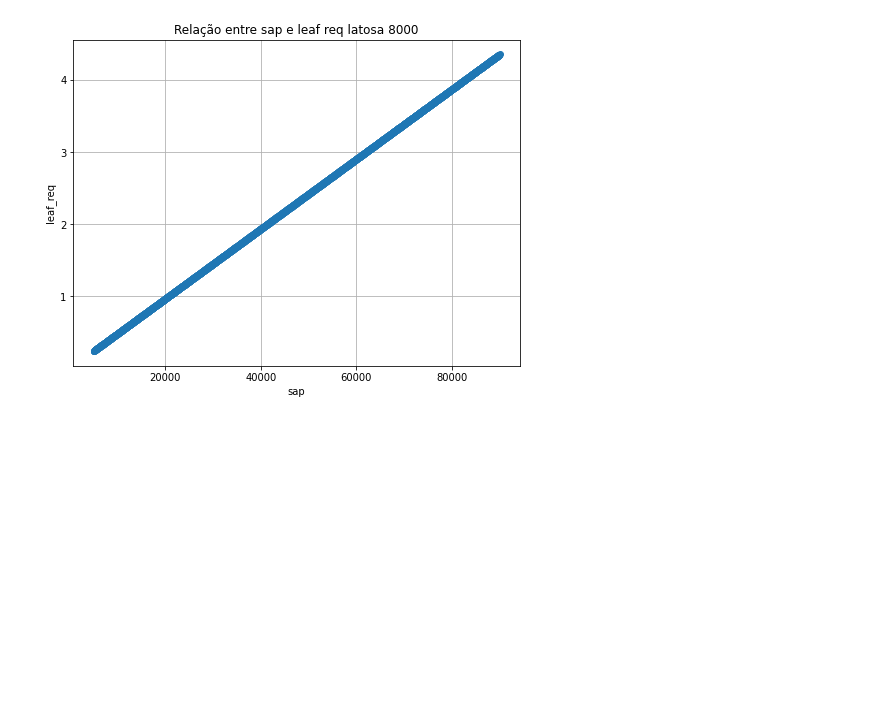
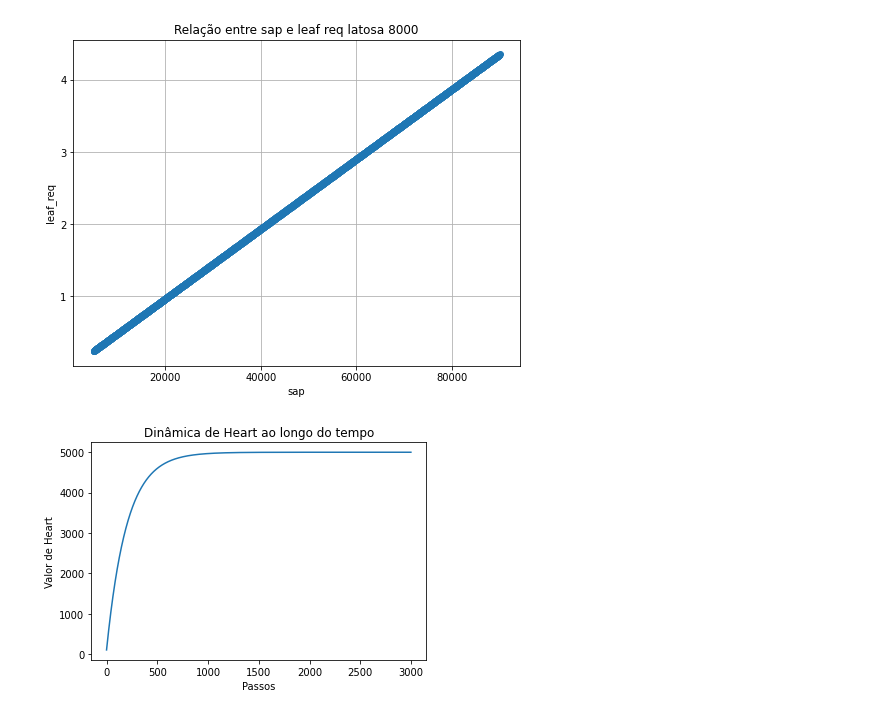
Before and after one commit to ma-gutii/CAETE-DVM-alloc-allom, a Jupyter notebook: src/Untitled-1.ipynb, the cells around one changed output. Saved outputs shown, nothing was run; the diff lists cells and outputs as text; code cells hidden in the pictures; blank space fills up the shorter version.

```diff
--- a/src/Untitled-1.ipynb
+++ b/src/Untitled-1.ipynb
@@ -544,3 +544,36 @@ plt.show()
 [figure]
 [figure]
 [figure]
+# %%
+# Taxa de aumento com base em sap
+taxa_aumento = 1/4
+
+# Taxa de decaimento
+taxa_decaimento = 1/200
+
+# Número de passos
+num_passos = 3000
+
+# Valor inicial de heart
+heart = 80
+
+# Listas para armazenar os valores de heart ao longo do tempo
+heart_valores = []
+
+# Simulação ao longo dos passos
+for _ in range(num_passos):
+    # Suponha que sap seja uma variável que pode variar a cada passo
+    sap = 100  # Aqui você pode ajustar o valor de sap a cada passo conforme necessário
+    heart += sap * taxa_aumento - heart * taxa_decaimento
+    heart_valores.append(heart)
+
+# Agora você pode visualizar os valores de heart ao longo do tempo
+import matplotlib.pyplot as plt
+
+plt.plot(range(num_passos), heart_valores)
+plt.xlabel('Passos')
+plt.ylabel('Valor de Heart')
+plt.title('Dinâmica de Heart ao longo do tempo')
+plt.show()
+# %% [output]
+[figure, added]
```
Also changed, not shown: parts of 3 cells of this notebook, 4 other files.
